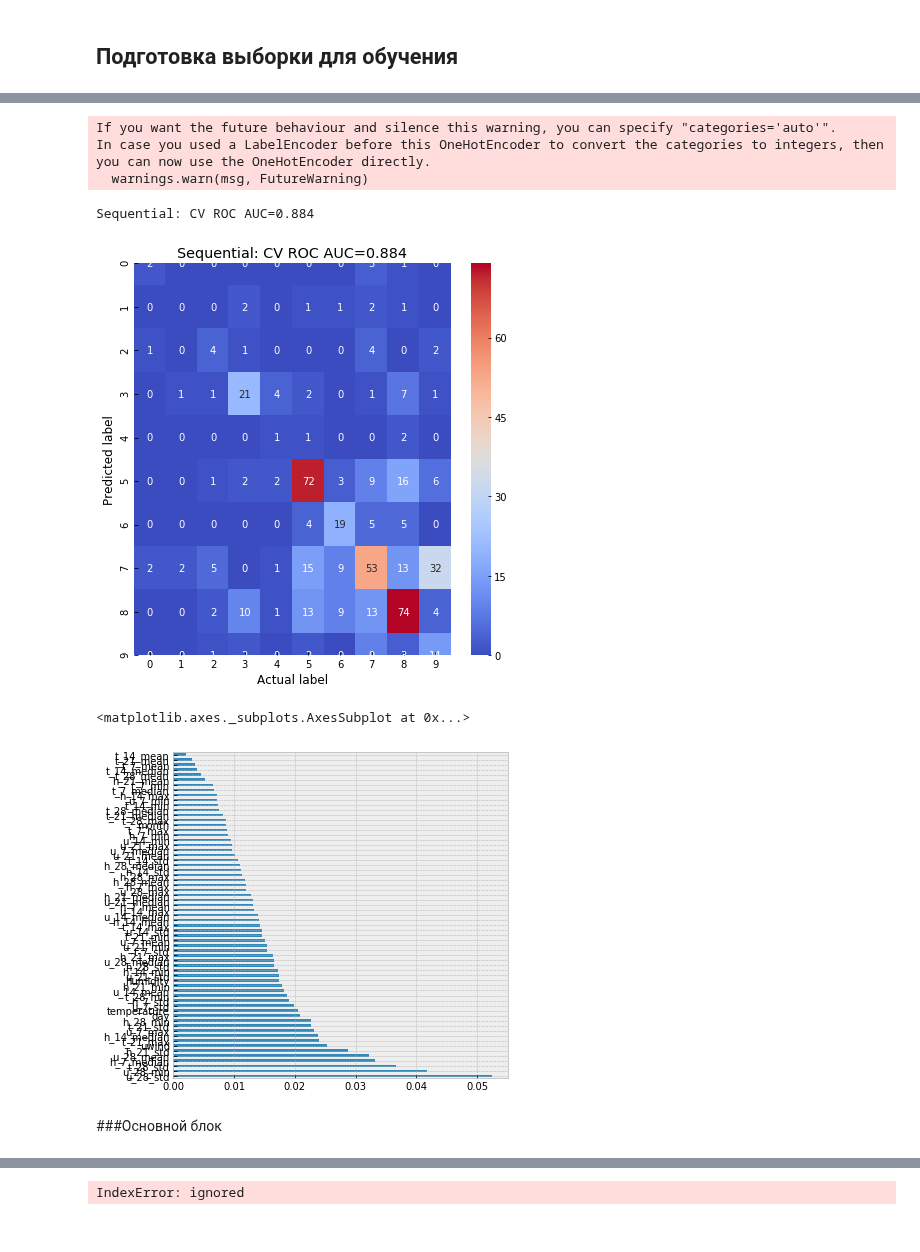
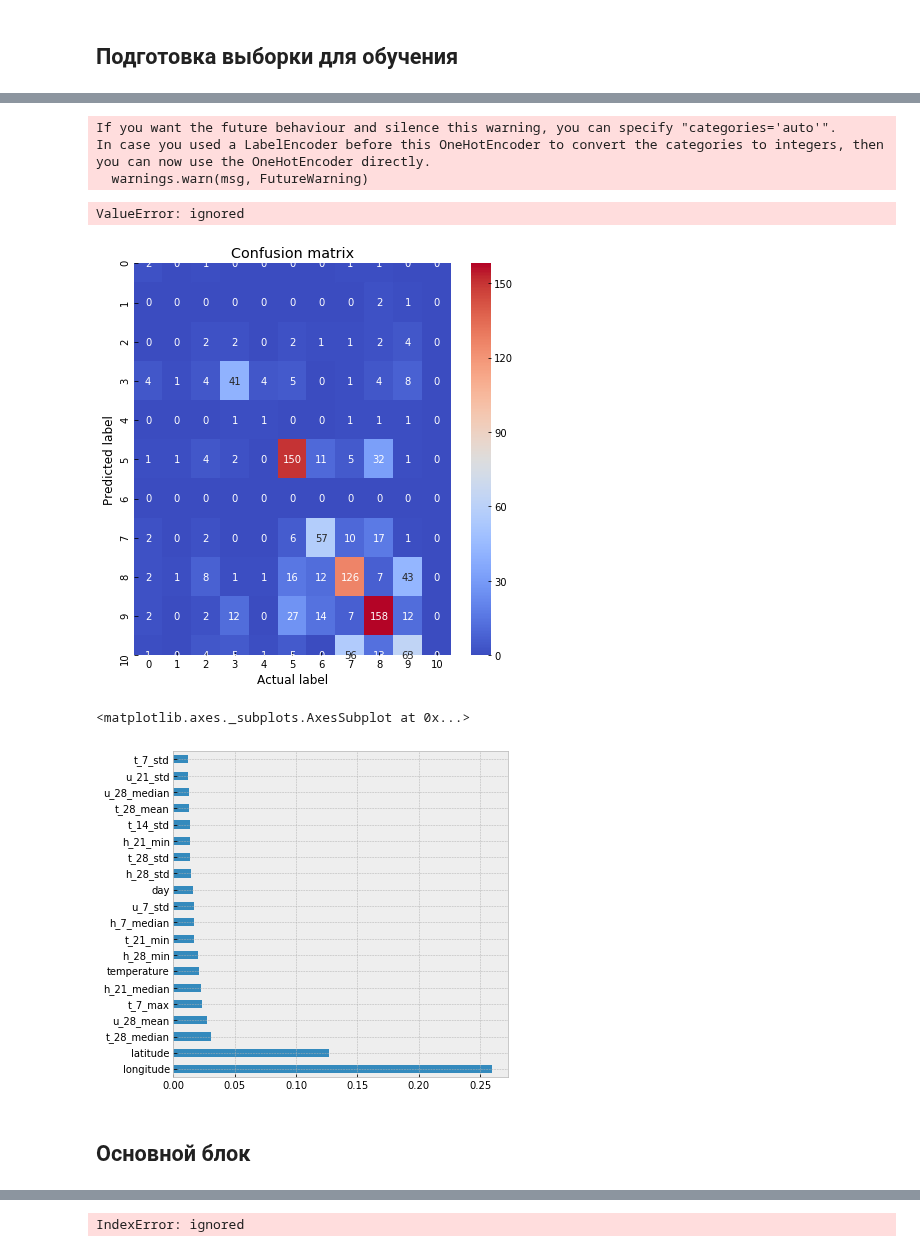
Before and after one commit to andygoosh/wildfire.sberbank.ai, a Jupyter notebook: workinprogress.ipynb, the cells around one changed output, grey strips where cells are left out. Cells and saved outputs as stored; diff of their text form; code cells hidden in the pictures.

```diff
--- a/workinprogress.ipynb
+++ b/workinprogress.ipynb
@@ -292,52 +303,50 @@ Fitting 5 folds for each of 192 candidates, totalling 960 fits
 # %%
 import sklearn.ensemble
-import sklearn.model_selection.GridSearchCV
+#import sklearn.model_selection.GridSearchCV
 
 X, y = prepare_data(one_hotted=False)
 #X = reduce_dimentions(X)
 
-linear = skl.ensemble.GradientBoostingClassifier(random_state=RS)
-#model = skl.ensemble.RandomForestClassifier()
-#AdaBoostClassifier
+gbc = skl.ensemble.GradientBoostingClassifier(random_state=RS)
+rfc = skl.ensemble.RandomForestClassifier(random_state=RS)
+abc = skl.ensemble.AdaBoostClassifier(random_state=RS)
+
+eclf = skl.ensemble.VotingClassifier(estimators=[('GBC', gbc), ('RFC', rfc), ('ABC', abc)], voting='soft', weights=[2, 1, 2])
 
 X_train, X_cv, y_train, y_cv = train_test_split(X, y, test_size=0.25, random_state=RS)
 
-linear.fit(X_train, y_train)
+eclf.fit(X_train, y_train)
 
-y_pred = linear.predict_proba(X_cv)
+y_pred = eclf.predict_proba(X_cv)
 
 df_predictions = pd.DataFrame(
     y_pred,
     index=y_cv.index,
     columns=[
         'fire_{}_prob'.format(class_id)
         for class_id in linear.classes_
     ],
 )
 
 '''
-GradientBoostingClassifier: CV ROC AUC=0.663
-RandomForestClassifier: CV ROC AUC=0.673
-LogisticRegression: CV ROC AUC=0.653
-DecisionTreeClassifier: CV ROC AUC=0.597
-Sequential: CV ROC AUC=0.732
+VotingClassifier: CV ROC AUC=0.924
 '''
 y_hotted = get_one_hot( y_cv )
-draw_confusion_matrix(y_hotted, df_predictions)
+draw_confusion_matrix(y_hotted, df_predictions, eclf)
 # %% [output]
 If you want the future behaviour and silence this warning, you can specify "categories='auto'".
 In case you used a LabelEncoder before this OneHotEncoder to convert the categories to integers, then you can now use the OneHotEncoder directly.
   warnings.warn(msg, FutureWarning)
-Sequential: CV ROC AUC=0.884
+ValueError: ignored
-[figure, old version]
+[figure, new version]
 # %%
 feat_importances = pd.Series(linear.feature_importances_, index=X.columns)
-feat_importances.nlargest(100).plot(kind='barh')
+feat_importances.nlargest(20).plot(kind='barh')
 # %% [output]
 <matplotlib.axes._subplots.AxesSubplot at 0x...>
-[figure, old version]
+[figure, new version]
 # %% [markdown]
-###Основной блок
+## Основной блок
 # %%
 def prepare_data(one_hotted=False):
 
```
Also changed, not shown: parts of 19 cells of this notebook.
